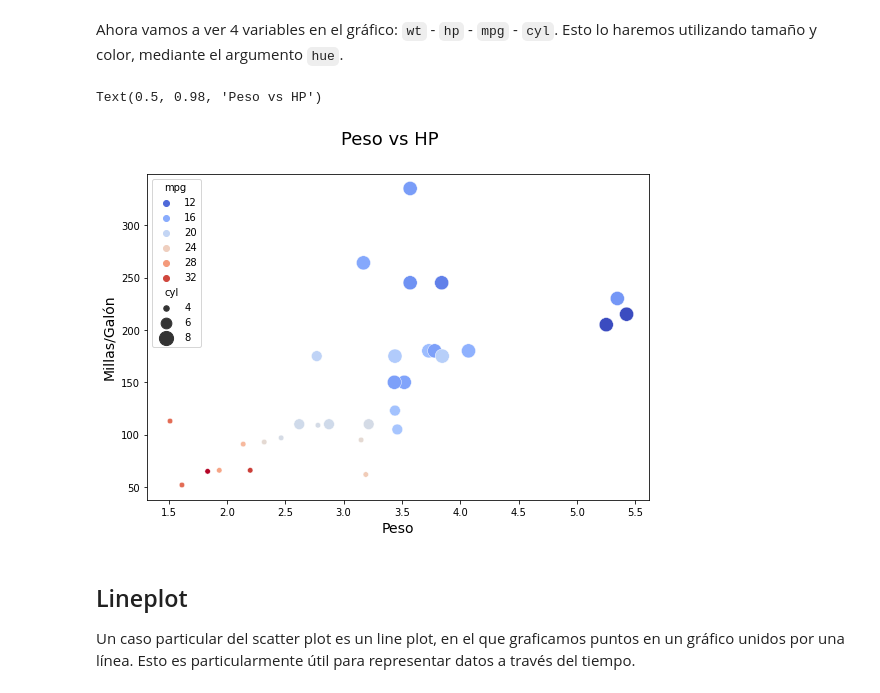
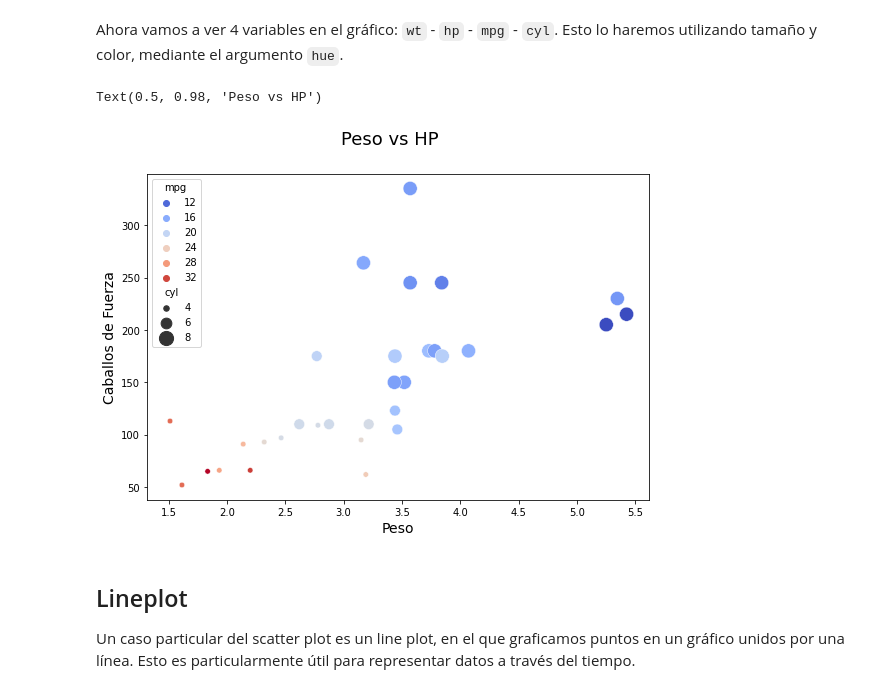
Before and after one commit to TICS314/Syllabus-2021-2-S8, a Jupyter notebook: Semana 05/Jupyter/02 - Scatter.ipynb, the cells around one changed output. Saved outputs shown, nothing was run; the diff lists cells and outputs as text; code cells hidden in the pictures.

```diff
--- a/Semana 05/Jupyter/02 - Scatter.ipynb
+++ b/Semana 05/Jupyter/02 - Scatter.ipynb
@@ -417,18 +423,18 @@ Ahora vamos a ver 4 variables en el gráfico: `wt` - `hp` - `mpg` - `cyl`. Esto
 # %%
 fig, ax1 = plt.subplots(figsize=(9, 6))
 fig.subplots_adjust(hspace=0.8, wspace=0.2)
 
 sns.scatterplot(
     ax=ax1, data=mtcars, x="wt", y="hp",hue="mpg",
     marker="o", s=2000, palette="coolwarm", size="cyl",sizes=(30, 200)
 )
 
 ax1.set_xlabel('Peso', size=14)
-ax1.set_ylabel('Millas/Galón', size=14)
+ax1.set_ylabel('Caballos de Fuerza', size=14)
 fig.suptitle('Peso vs HP', size='18')
 # %% [output]
 Text(0.5, 0.98, 'Peso vs HP')
-[figure, old version]
+[figure, new version]
 # %% [markdown]
 ## Lineplot
 
```
Also changed, not shown: parts of 4 cells of this notebook, 8 other files.
